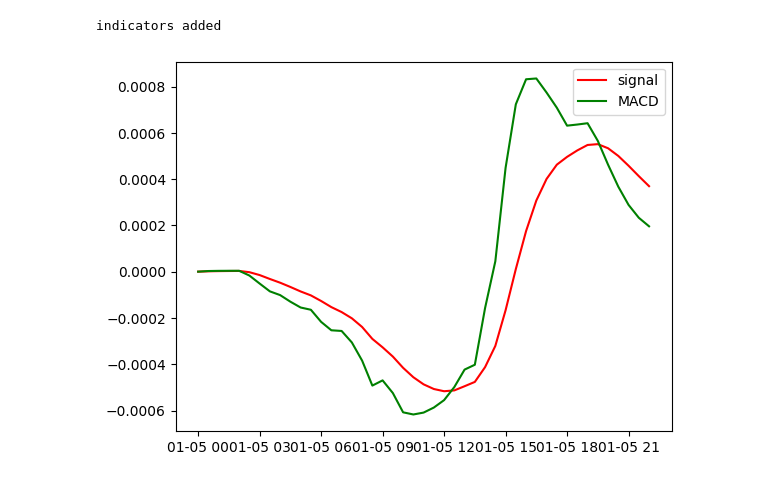
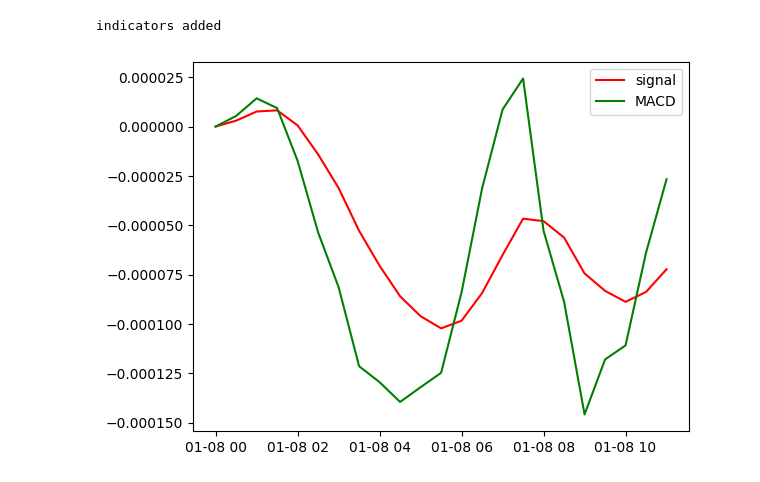
Before and after one commit to nazimboudeffa/trading-algorithmic-python, a Jupyter notebook: notebooks/MACD.ipynb, the cells around one changed output. Saved outputs shown, nothing was run; the diff lists cells and outputs as text; code cells hidden in the pictures.

```diff
--- a/notebooks/MACD.ipynb
+++ b/notebooks/MACD.ipynb
@@ -27,9 +27,9 @@ MACD(df30)
 # %% [output]
 indicators added
 # %%
-plt.plot(df.signal, label='signal', color='red')
-plt.plot(df.MACD, label='MACD', color='green')
+plt.plot(df30.signal, label='signal', color='red')
+plt.plot(df30.MACD, label='MACD', color='green')
 plt.legend()
 plt.show()
 # %% [output]
-[figure, old version]
+[figure, new version]
```
Also changed, not shown: 1 other file.
